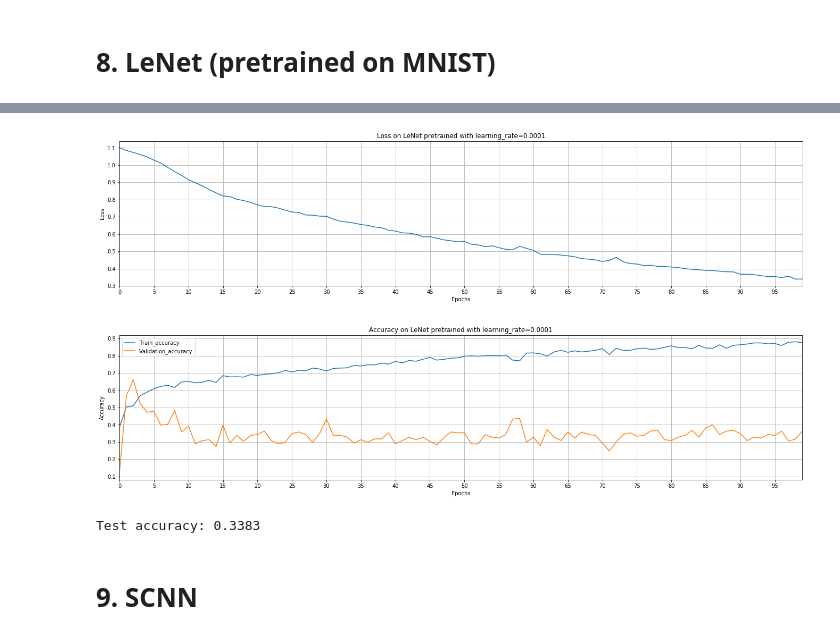
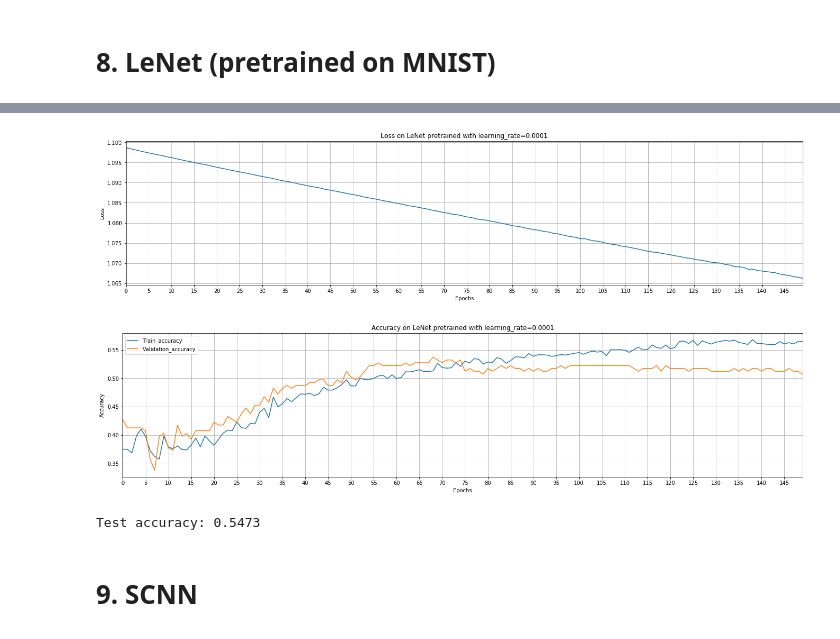
Before and after one commit to giuseppeCoccia/Automatic-Video-Shot-Type-Classification, a Jupyter notebook: Graphs/Graphs_project.ipynb, the cells around one changed output, grey strips where cells are left out. Cells and saved outputs as stored; diff of their text form; code cells hidden in the pictures.

```diff
--- a/Graphs/Graphs_project.ipynb
+++ b/Graphs/Graphs_project.ipynb
@@ -328,12 +328,12 @@ Test accuracy: 0.3482
 # %%
-losses, train_accs, valid_accs = read_csv("lenet_imported_100e_0.0001lr.csv")
+losses, train_accs, valid_accs = read_csv("lenet_imported_150e_0.0001lr.csv")
 plot_loss(losses, "Loss on LeNet pretrained with learning_rate=0.0001")
 plot_train_valid_accuracy(train_accs, valid_accs, "Accuracy on LeNet pretrained with learning_rate=0.0001")
-print("Test accuracy: 0.3383")
+print("Test accuracy: 0.5473")
 # %% [output]
-[figure, old version]
+[figure, new version]
-[figure, old version]
+[figure, new version]
-Test accuracy: 0.3383
+Test accuracy: 0.5473
 # %% [markdown]
 # 9. SCNN
 # %%
```
Also changed, not shown: parts of 10 cells of this notebook, 8 other files.
